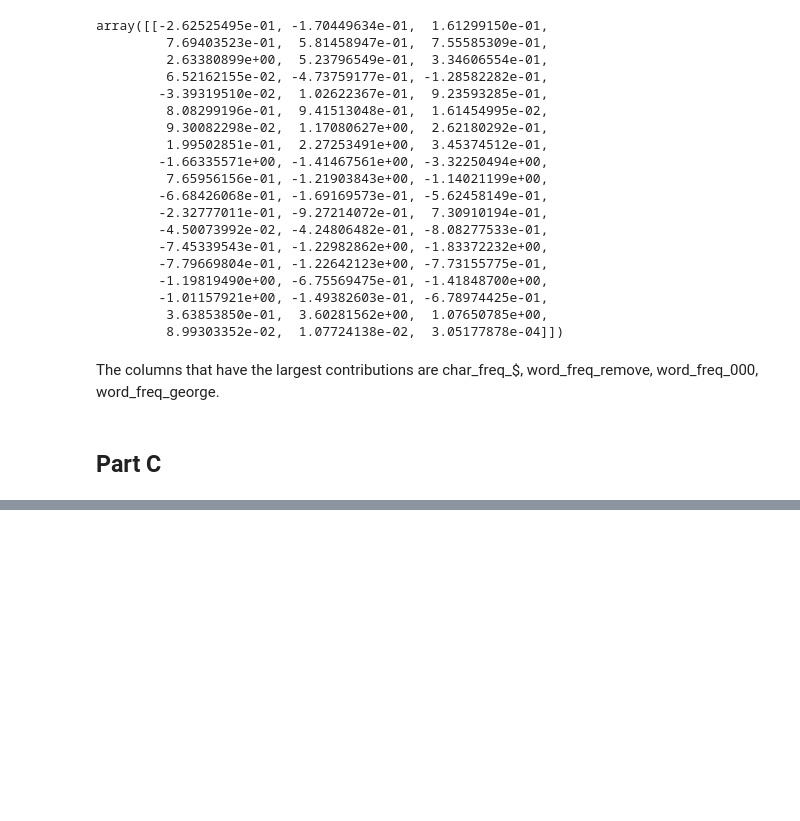
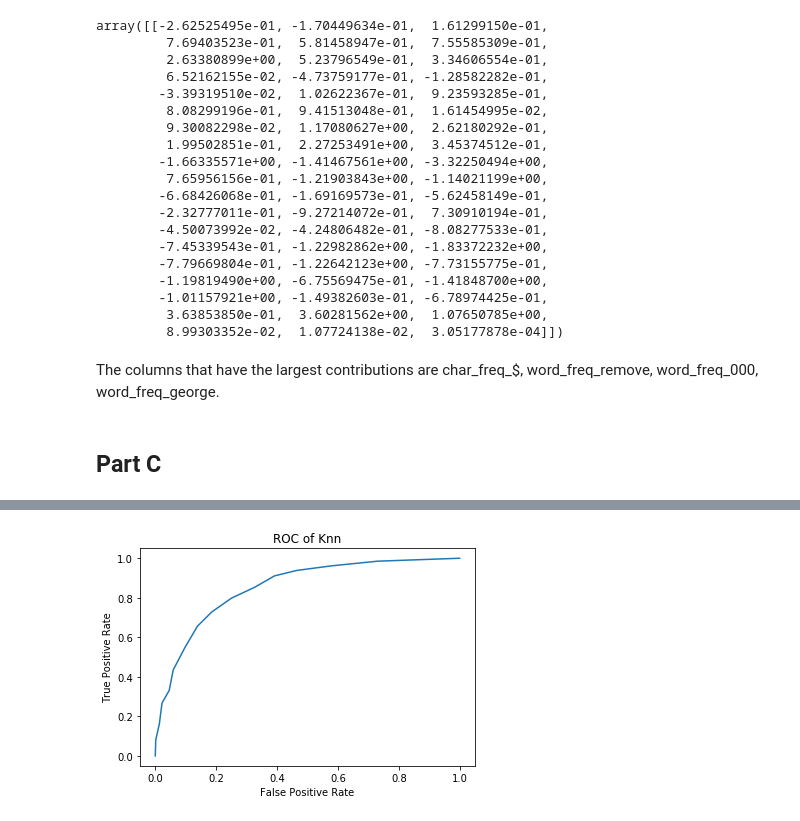
Before and after one commit to snallapa/machine-learning, a Jupyter notebook: hw2/hw2.ipynb, the cells around one changed output, grey strips where cells are left out. Cells and saved outputs as stored; diff of their text form; code cells hidden in the pictures; blank space fills up the shorter version.

```diff
--- a/hw2/hw2.ipynb
+++ b/hw2/hw2.ipynb
@@ -71,0 +171,9 @@ The columns that have the largest contributions are char_freq_$, word_freq_remov
+# %%
+fpr, tpr, _ = roc_curve(y_true, knn.predict_proba(X_test)[:,1])
+plt.plot(fpr, tpr)
+plt.xlabel('False Positive Rate')
+plt.ylabel('True Positive Rate')
+plt.title('ROC of Knn')
+plt.show()
+# %% [output]
+[figure, added]
```
Also changed, not shown: parts of 17 cells of this notebook.
